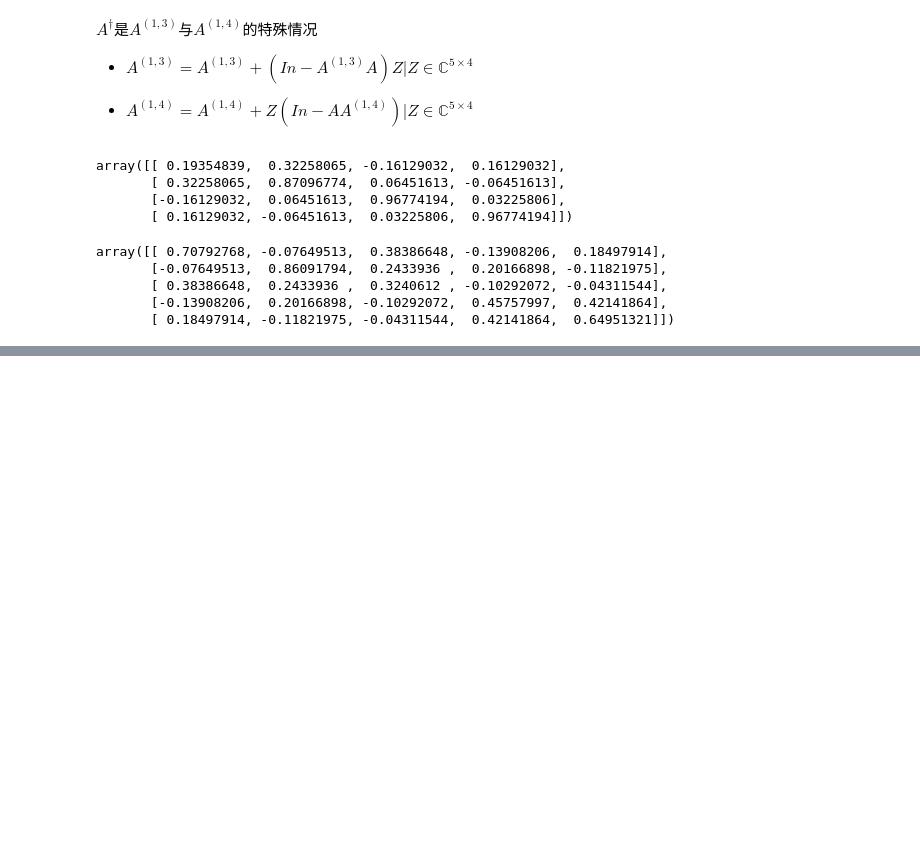
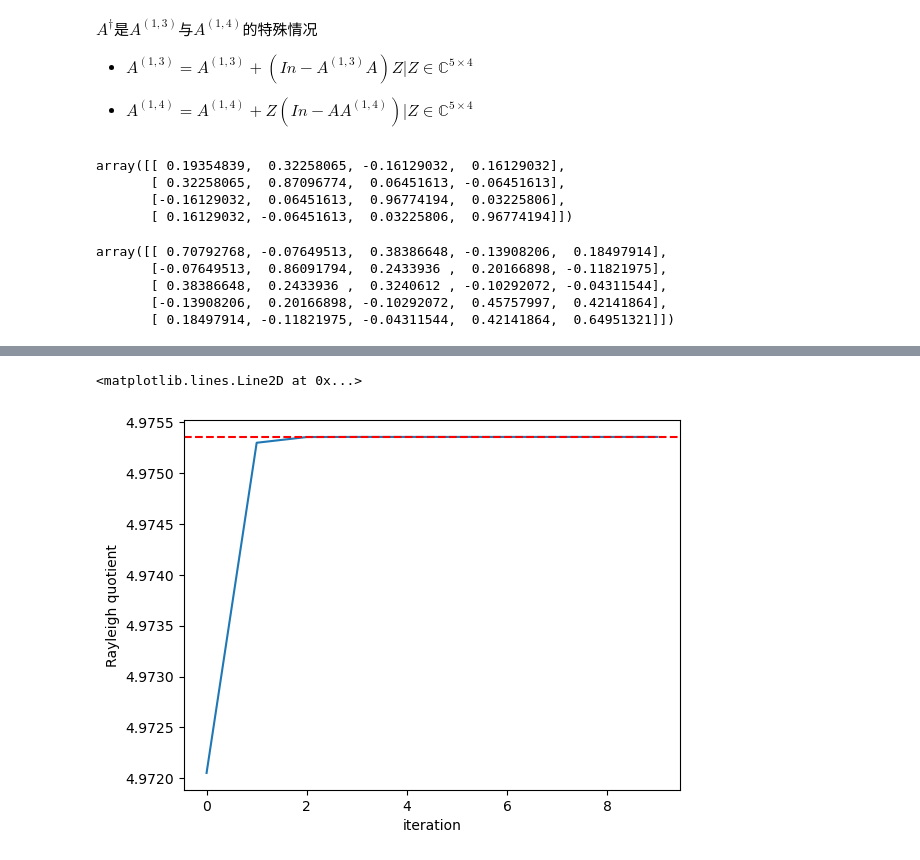
Before and after one commit to sirius777coder/Bioinformatics-Fileds, a Jupyter notebook: bioinformatics/05_matrix_analysis.ipynb, the cells around one changed output, grey strips where cells are left out. Saved outputs shown, nothing was run; the diff lists cells and outputs as text; code cells hidden in the pictures; blank space fills up the shorter version.

```diff
--- a/bioinformatics/05_matrix_analysis.ipynb
+++ b/bioinformatics/05_matrix_analysis.ipynb
@@ -304,0 +382,20 @@ array([[ 0.70792768, -0.07649513,  0.38386648, -0.13908206,  0.18497914],
+# %%
+n = 5
+# random a semi positive definite matrix A
+A = np.random.rand(n,n)
+A = A @ A.T
+# Rayleigh quotient iteration
+def rayleigh_quotient_iteration(A):
+    x = np.random.rand(n)
+    x = x/np.linalg.norm(x)
+    quotient_list = []
+    for i in range(10):
+        y = A @ x
+        x = y/np.linalg.norm(y)
+        lambda_ = x @ A @ x
+        quotient_list.append(lambda_)
+    return lambda_,quotient_list
+lambda_, quotient_list =rayleigh_quotient_iteration(A)
+# %%
+# eigenvector and eigenvalue by numpy
+eigenvalues, eigenvectors = np.linalg.eig(A)
@@ -304,0 +404,9 @@ array([[ 0.70792768, -0.07649513,  0.38386648, -0.13908206,  0.18497914],
+# %%
+# plot the convergence of Rayleigh quotient iteration
+plt.plot(quotient_list)
+plt.xlabel('iteration')
+plt.ylabel('Rayleigh quotient')
+plt.axhline(y=eigenvalues[0], color='r', linestyle='--')
+# %% [output]
+<matplotlib.lines.Line2D at 0x...>
+[figure, added]
```
Also changed, not shown: parts of 4 cells of this notebook, 2 other files.
